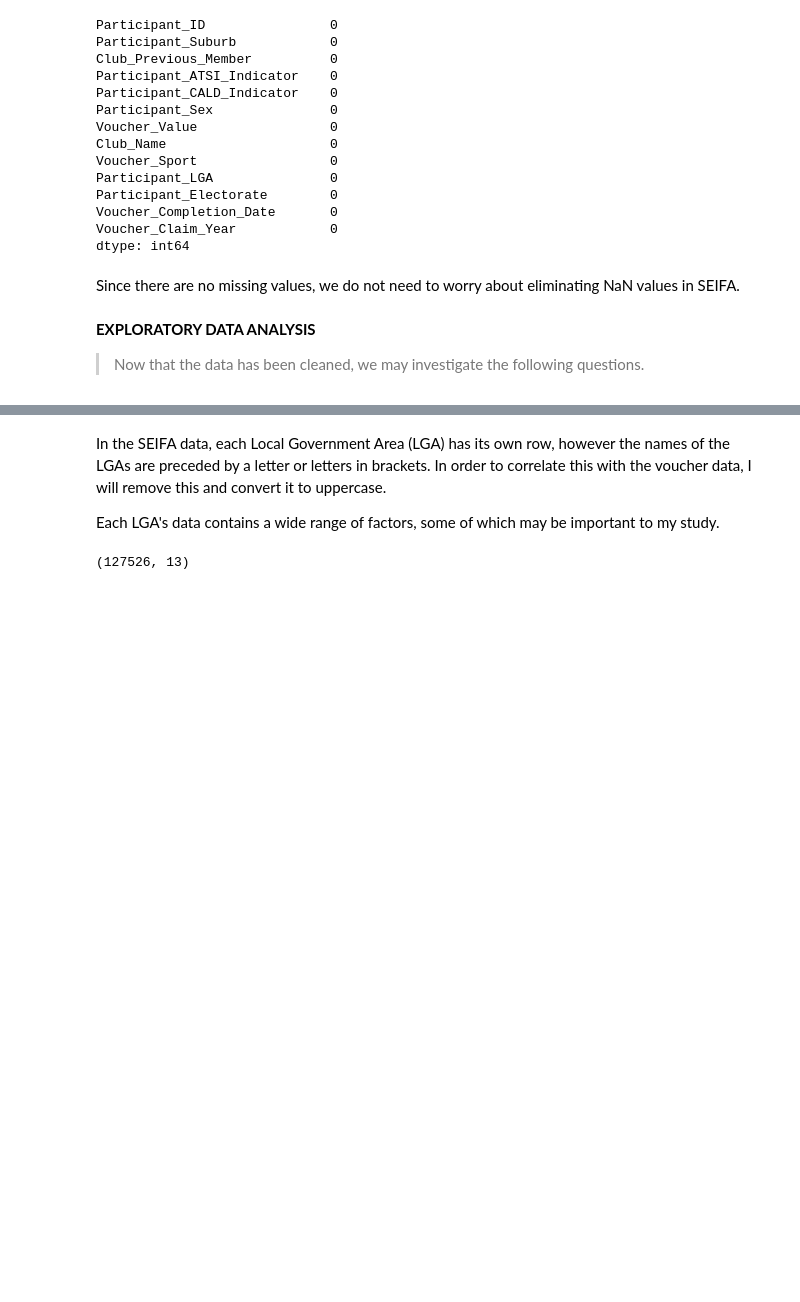
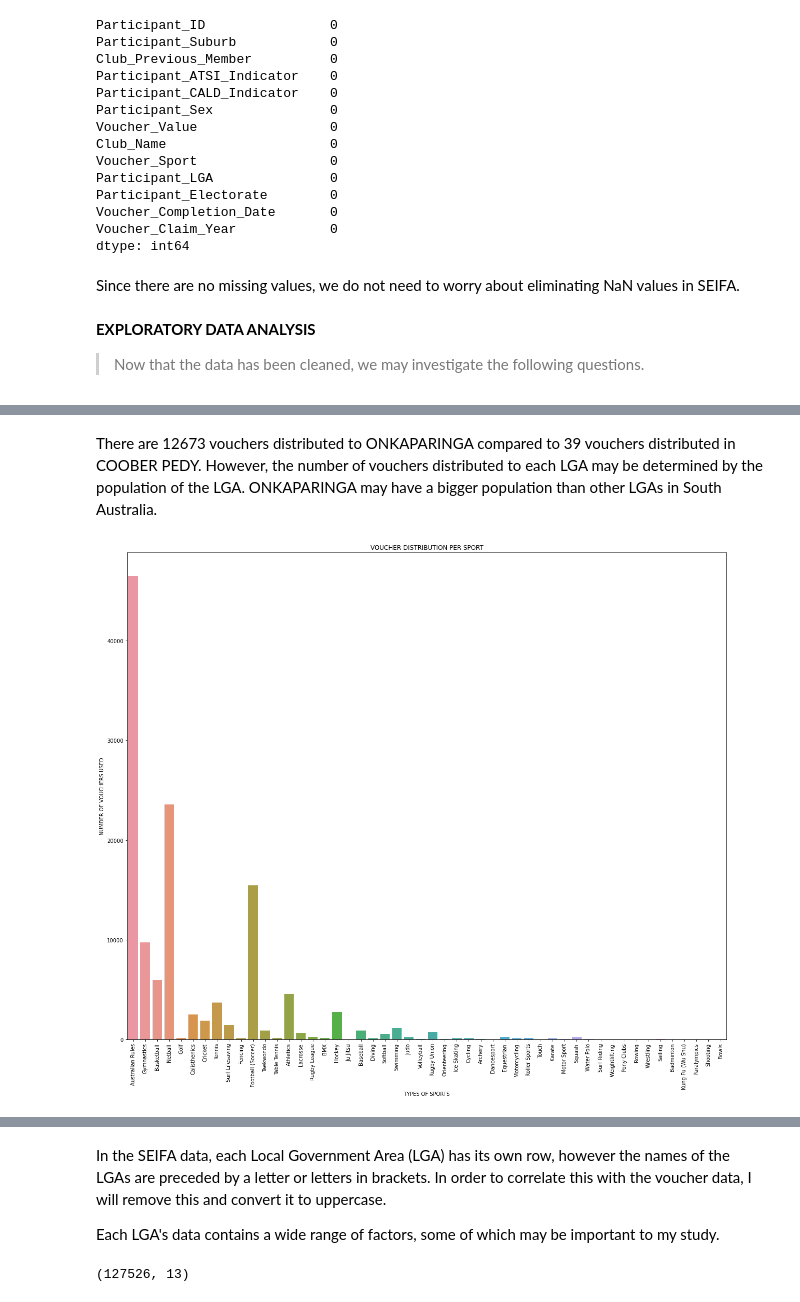
Before and after one commit to MQCOMP2200-S2-2021/data-science-portfolio-avagardiner, a Jupyter notebook: Portfolio 2.ipynb, the cells around one changed output, grey strips where cells are left out. Drawn from its saved outputs; the diff is of its cells as text; code cells hidden in the pictures; blank space fills up the shorter version.

```diff
--- a/Portfolio 2.ipynb
+++ b/Portfolio 2.ipynb
@@ -181,0 +219,19 @@ Since there are no missing values, we do not need to worry about eliminating NaN
+# %% [markdown]
+There are 12673 vouchers distributed to ONKAPARINGA compared to 39 vouchers distributed in COOBER PEDY. However, the number of vouchers distributed to each LGA may be determined by the population of the LGA. ONKAPARINGA may have a bigger population than other LGAs in South Australia.
+# %%
+# Change the size
+plt.figure(figsize=(20.7,17.27))
+# Plot Figure
+sns.countplot(x='Voucher_Sport', data = sa_vouchers)
+# Rotates X-Axis Ticks by 90-degrees
+plt.xticks(rotation = 90)
+# Add title
+plt.title("VOUCHER DISTRIBUTION PER SPORT")
+# Add label on the x-axis
+plt.xlabel('TYPES OF SPORTS')
+# Add label on the y-axis
+plt.ylabel('NUMBER OF VOUCHERS USED')
+# Show graph
+plt.show()
+# %% [output]
+[figure, added]
```
Also changed, not shown: parts of 14 cells of this notebook.
